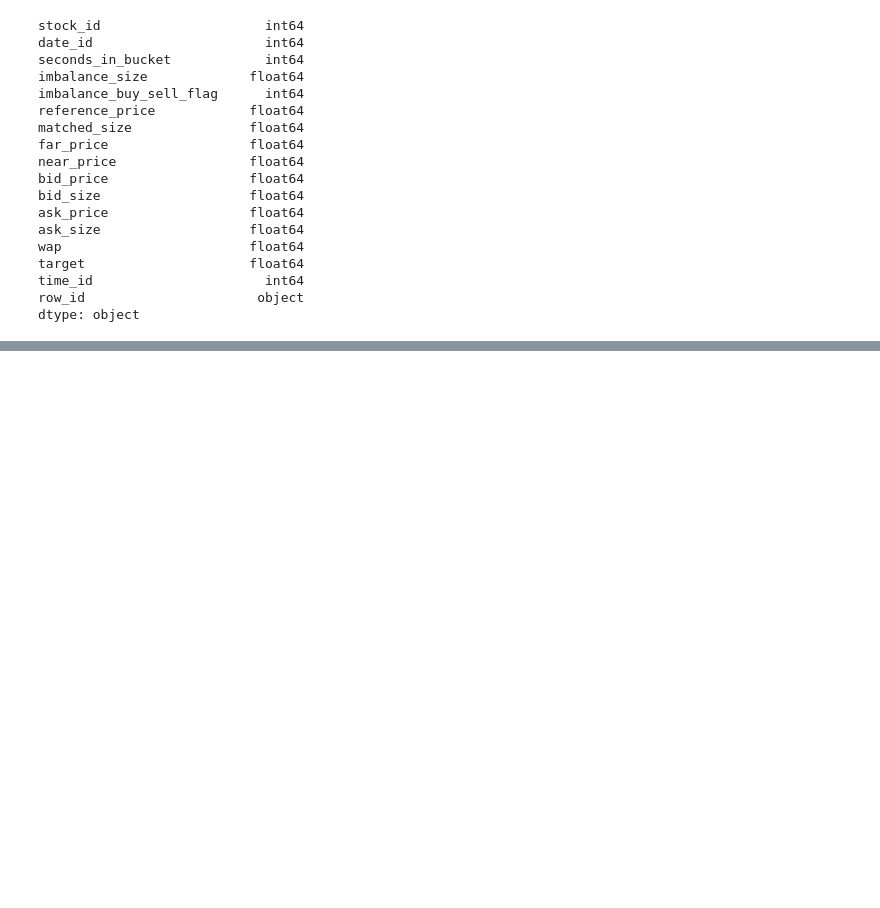
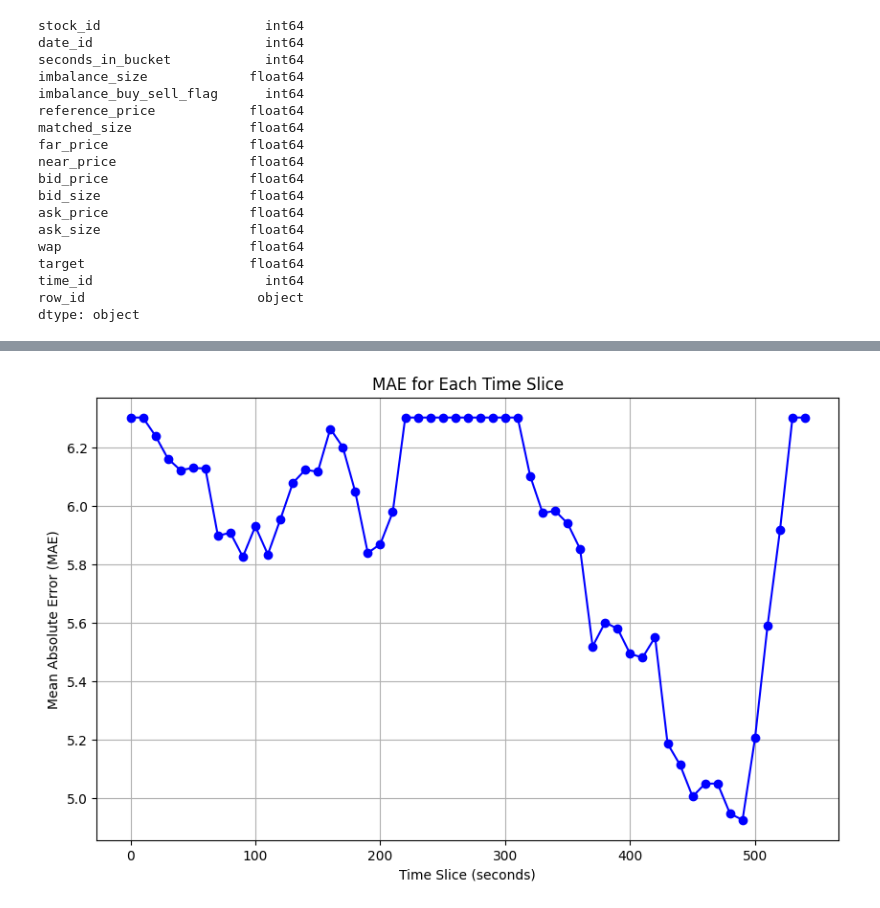
Before and after one commit to NanqiuH/CS4262-project, a Jupyter notebook: optiver.ipynb, the cells around one changed output, grey strips where cells are left out. Saved outputs shown, nothing was run; the diff lists cells and outputs as text; code cells hidden in the pictures; blank space fills up the shorter version.

Commit message:
Fix bug in model

```diff
--- a/optiver.ipynb
+++ b/optiver.ipynb
@@ -164,15 +164,13 @@ row_id                     0
 currently_scored           0
 dtype: int64
 # %%
-import pandas as pd
-import numpy as np
-from sklearn.metrics import mean_squared_error
+from sklearn.metrics import mean_absolute_error
 from sklearn.model_selection import train_test_split
 import lightgbm as lgb
 
-# Custom function to calculate RMSE
-def calculate_rmse(y_true, y_pred):
-    return np.sqrt(mean_squared_error(y_true, y_pred))
+# Custom function to calculate MAE
+def calculate_mae(y_true, y_pred):
+    return mean_absolute_error(y_true, y_pred)
 
 # Split data into features and target
 X = train.drop(columns=["target", "seconds_in_bucket"])  # feature is added here
@@ -231,20 +229,23 @@ for slice_value in time_slices:
         callbacks=[lgb.early_stopping(stopping_rounds=50)],
     )
     lgb_slice_pred = lgb_slice_model.predict(X_slice_test)
-    lgb_rmse = calculate_rmse(y_slice_test, lgb_slice_pred)
+    overall_slice_pred = lgb_model.predict(X_slice_test)
 
-    # Compare Overall and Slice Models
-    overall_rmse_lgb = calculate_rmse(y_test, lgb_overall_pred)
+    # Calculate MAE for the slice model
+    lgb_mae = calculate_mae(y_slice_test, lgb_slice_pred)
+    overall_mae_lgb = calculate_mae(y_slice_test, overall_slice_pred)
+
+    print(f"Time Slice: {slice_value}, LightGBM MAE: {lgb_mae:.4f}, Overall LightGBM MAE: {overall_mae_lgb:.4f}")
 
     # Select Best Model for this Slice
-    if lgb_rmse < overall_rmse_lgb:
+    if lgb_mae < overall_mae_lgb:
         best_models[slice_value] = ("LightGBM", lgb_slice_model)
-        slice_results[slice_value] = lgb_rmse
+        slice_results[slice_value] = lgb_mae
     else:
         best_models[slice_value] = ("LightGBM Overall", lgb_model)
-        slice_results[slice_value] = overall_rmse_lgb
+        slice_results[slice_value] = overall_mae_lgb
 
 # Print the best model and its RMSE for each time slice
 for slice_value, (model_name, model) in best_models.items():
-    print(f"Best model for slice {slice_value}: {model_name}, RMSE: {slice_results[slice_value]:.4f}")
+    print(f"Best model for slice {slice_value}: {model_name}, MAE: {slice_results[slice_value]:.4f}")
 # %% [output]
@@ -251,0 +269,16 @@ KeyError: "['row_id'] not found in axis"
+# %%
+# Ensure time_slices and slice_results have the same length
+time_slices = list(slice_results.keys())
+mae_values = list(slice_results.values())
+
+plt.figure(figsize=(10, 6))
+plt.plot(time_slices, mae_values, marker='o', linestyle='-', color='b')
+plt.xlabel('Time Slice (seconds)')
+plt.ylabel('Mean Absolute Error (MAE)')
+plt.title('MAE for Each Time Slice')
+plt.grid(True)
+
+# Show the plot
+plt.show()
+# %% [output]
+[figure, added]
```
Also changed, not shown: parts of 2 cells of this notebook.
